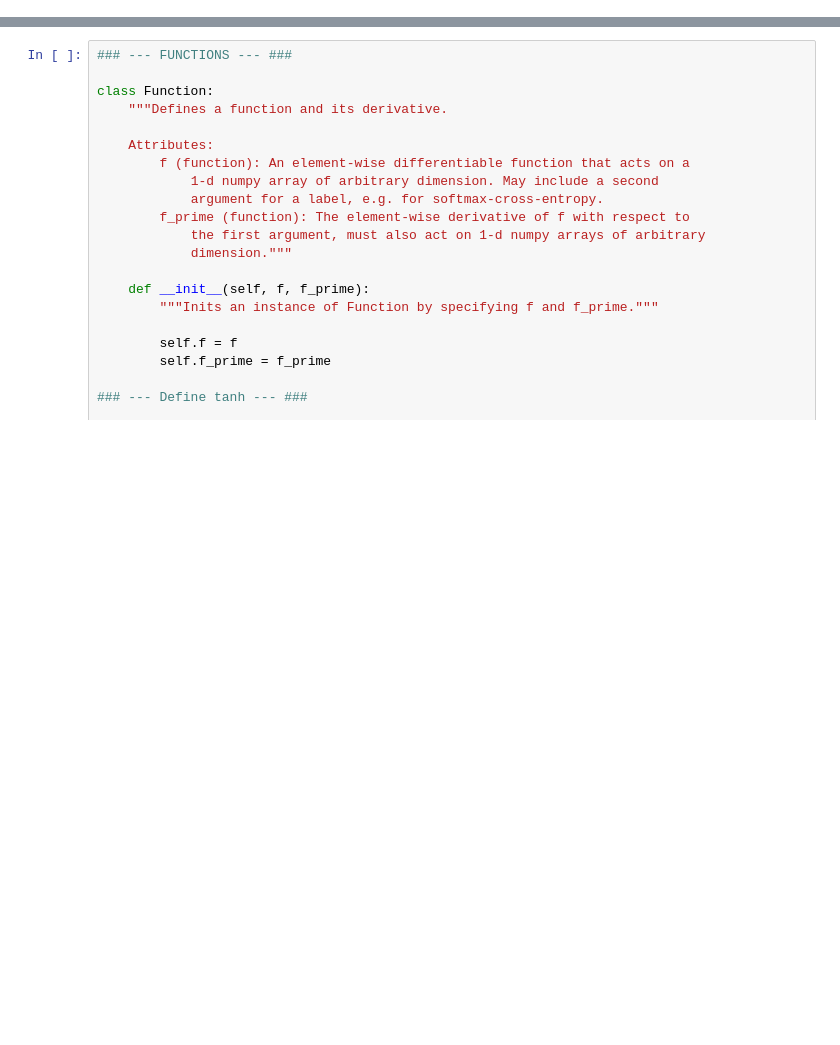
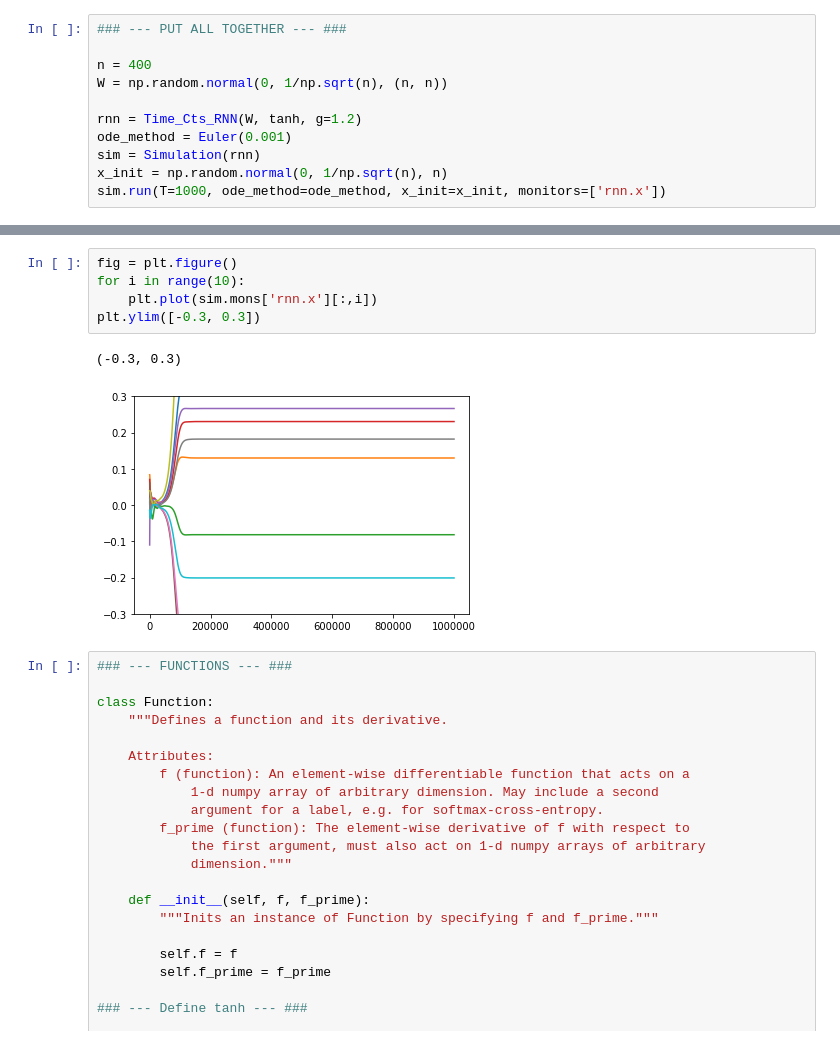
Before and after one commit to omarschall/mft-theory, a Jupyter notebook: main.ipynb, the cells around one changed output, grey strips where cells are left out. Cells and saved outputs as stored; diff of their text form; blank space fills up the shorter version.

```diff
--- a/main.ipynb
+++ b/main.ipynb
@@ -3,0 +9,11 @@ import matplotlib.pyplot as plt
+# %%
+### --- PUT ALL TOGETHER --- ###
+
+n = 400
+W = np.random.normal(0, 1/np.sqrt(n), (n, n))
+
+rnn = Time_Cts_RNN(W, tanh, g=1.2)
+ode_method = Euler(0.001)
+sim = Simulation(rnn)
+x_init = np.random.normal(0, 1/np.sqrt(n), n)
+sim.run(T=1000, ode_method=ode_method, x_init=x_init, monitors=['rnn.x'])
@@ -4,3 +38,11 @@ import matplotlib.pyplot as plt
+# %%
+fig = plt.figure()
+for i in range(10):
+    plt.plot(sim.mons['rnn.x'][:,i])
+plt.ylim([-0.3, 0.3])
+# %% [output]
+(-0.3, 0.3)
+[figure, added]
 # %%
 ### --- FUNCTIONS --- ###
 
```
Also changed, not shown: parts of 2 cells of this notebook, 20 other files.
